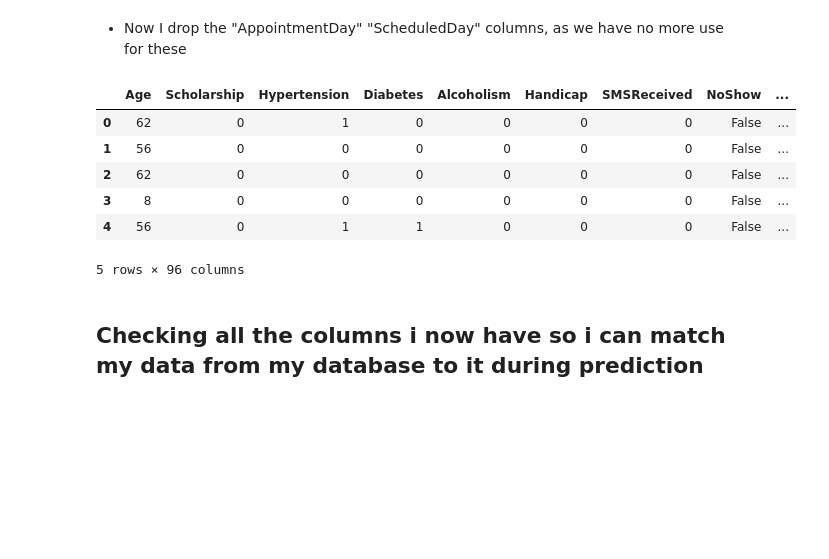
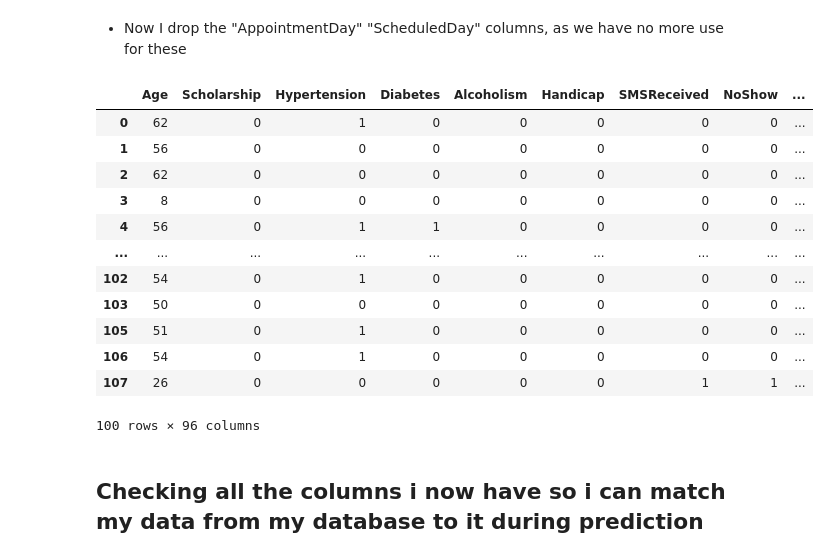
Before and after one commit to Torex9/Prediction-files, a Jupyter notebook: predicting-no-shows-in-hospitals.ipynb, the cells around one changed output. Cells and saved outputs as stored; diff of their text form; code cells hidden in the pictures; blank space fills up the shorter version.

```diff
--- a/predicting-no-shows-in-hospitals.ipynb
+++ b/predicting-no-shows-in-hospitals.ipynb
@@ -147,7 +147,7 @@ df_raw['ScheduledDayofWeek'] = df_raw['ScheduledDay'].dt.weekday
 ### Get dummy variables
 Now I convert non-numeric variables to logical variables
 # %%
-df_raw['NoShow'] = pd.get_dummies(df_raw['NoShow'])['Yes']
+df_raw['NoShow'] = pd.get_dummies(df_raw['NoShow'])['Yes'].astype(int)
 # %%
 no_show = len(df_raw[df_raw['NoShow'] == 1])
 print(f'No-shows: {no_show}')
@@ -163,7 +163,7 @@ Percentage no-show: 20.262287113720063
 # skewed towards female entries
 print(f"Gender entries: {df_raw['Gender'].unique()}")
 print(df_raw['Gender'].describe())
-df_raw['Male'] = pd.get_dummies(df_raw['Gender'])['M']
+df_raw['Male'] = pd.get_dummies(df_raw['Gender'])['M'].astype(int)
 
 df_raw = df_raw.drop('Gender',axis=1)
 # %% [output]
@@ -175,7 +175,7 @@ freq       70113
 Name: Gender, dtype: object
 # %%
 # get dummy variables for neighbourhood
-neighbourhoods = pd.get_dummies(df_raw['Neighbourhood'])
+neighbourhoods = pd.get_dummies(df_raw['Neighbourhood']).astype(int)
 
 # join dummy neighbourhood columns and drop string neighbourhood column
 df_raw = df_raw.join(neighbourhoods).drop('Neighbourhood',axis=1)
@@ -186,15 +186,21 @@ df_raw = df_raw.join(neighbourhoods).drop('Neighbourhood',axis=1)
 # %%
 df = df_raw.drop(['AppointmentDay','ScheduledDay'],axis=1)
 # %%
-df.head()
+df.head(100)
 # %% [output]
 |  | Age | Scholarship | Hypertension | Diabetes | Alcoholism | Handicap | SMSReceived | NoShow | ... |
-| 0 | 62 | 0 | 1 | 0 | 0 | 0 | 0 | False | ... |
-| 1 | 56 | 0 | 0 | 0 | 0 | 0 | 0 | False | ... |
-| 2 | 62 | 0 | 0 | 0 | 0 | 0 | 0 | False | ... |
-| 3 | 8 | 0 | 0 | 0 | 0 | 0 | 0 | False | ... |
-| 4 | 56 | 0 | 1 | 1 | 0 | 0 | 0 | False | ... |
+| 0 | 62 | 0 | 1 | 0 | 0 | 0 | 0 | 0 | ... |
+| 1 | 56 | 0 | 0 | 0 | 0 | 0 | 0 | 0 | ... |
+| 2 | 62 | 0 | 0 | 0 | 0 | 0 | 0 | 0 | ... |
+| 3 | 8 | 0 | 0 | 0 | 0 | 0 | 0 | 0 | ... |
+| 4 | 56 | 0 | 1 | 1 | 0 | 0 | 0 | 0 | ... |
+| ... | ... | ... | ... | ... | ... | ... | ... | ... | ... |
+| 102 | 54 | 0 | 1 | 0 | 0 | 0 | 0 | 0 | ... |
+| 103 | 50 | 0 | 0 | 0 | 0 | 0 | 0 | 0 | ... |
+| 105 | 51 | 0 | 1 | 0 | 0 | 0 | 0 | 0 | ... |
+| 106 | 54 | 0 | 1 | 0 | 0 | 0 | 0 | 0 | ... |
+| 107 | 26 | 0 | 0 | 0 | 0 | 0 | 1 | 1 | ... |
-5 rows × 96 columns
+100 rows × 96 columns
 # %% [markdown]
 ## Checking all the columns i now have so i can match my data from my database to it during prediction
 # %%
```
Also changed, not shown: parts of 3 cells of this notebook, 1 other file.
